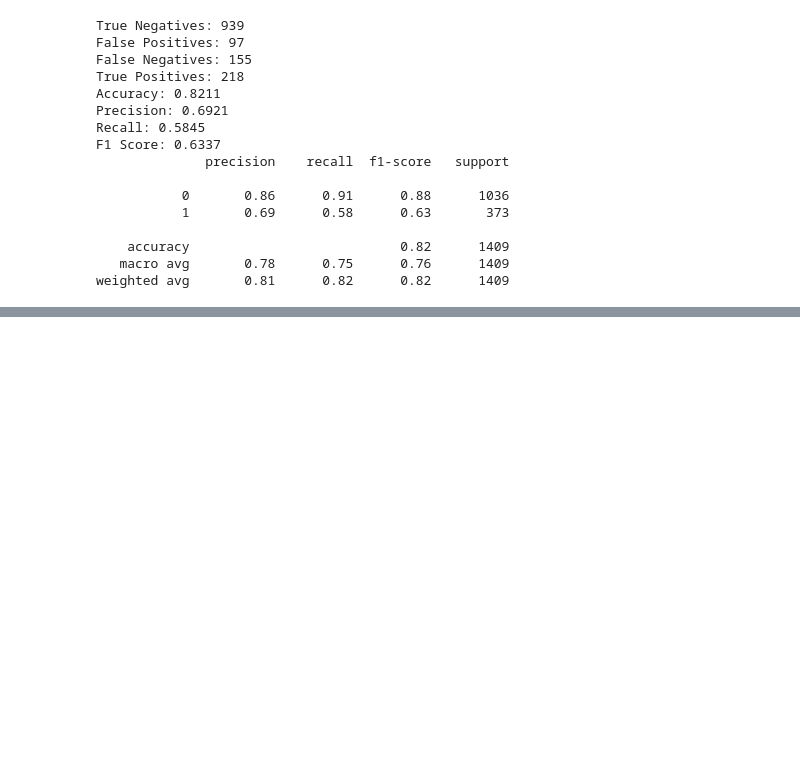
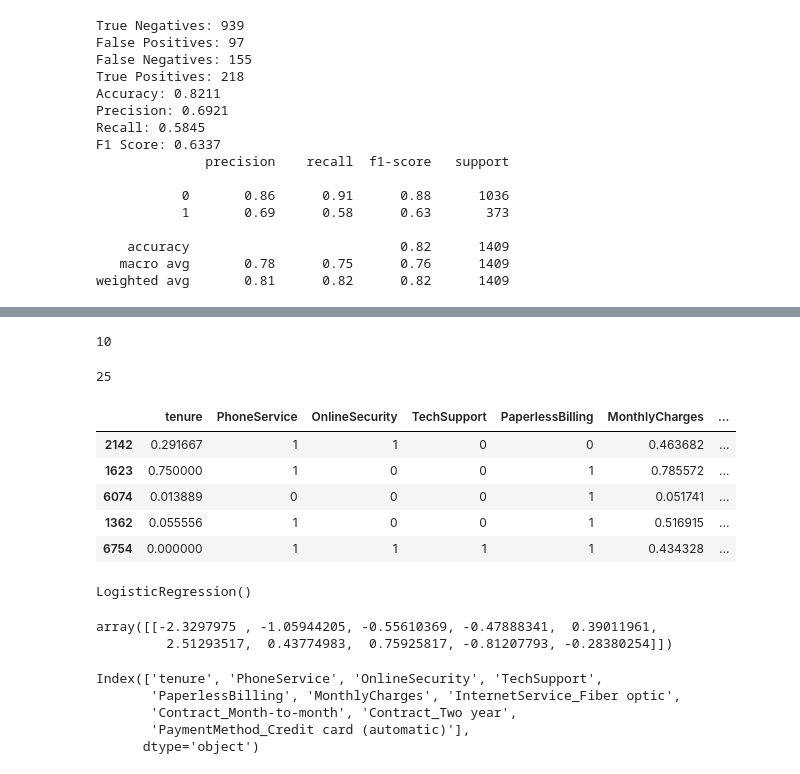
Before and after one commit to KosalChansothay/Customer-Churn-Project, a Jupyter notebook: code.ipynb, the cells around one changed output, grey strips where cells are left out. Cells and saved outputs as stored; diff of their text form; code cells hidden in the pictures; blank space fills up the shorter version.

```diff
--- a/code.ipynb
+++ b/code.ipynb
@@ -824,0 +874,23 @@ weighted avg       0.81      0.82      0.82      1409
+# %%
+x_select = x_train[x_train.columns[rfe.support_]]
+len(x_select.columns)
+# %% [output]
+10
+# %%
+len(x_train.columns)
+# %% [output]
+25
+# %%
+x_select.head()
+# %% [output]
+|  | tenure | PhoneService | OnlineSecurity | TechSupport | PaperlessBilling | MonthlyCharges | ... |
+| 2142 | 0.291667 | 1 | 1 | 0 | 0 | 0.463682 | ... |
+| 1623 | 0.750000 | 1 | 0 | 0 | 1 | 0.785572 | ... |
+| 6074 | 0.013889 | 0 | 0 | 0 | 1 | 0.051741 | ... |
+| 1362 | 0.055556 | 1 | 0 | 0 | 1 | 0.516915 | ... |
+| 6754 | 0.000000 | 1 | 1 | 1 | 1 | 0.434328 | ... |
+# %%
+model2 = LogisticRegression()
+model2.fit(x_select, y_train)
+# %% [output]
+LogisticRegression()
@@ -824,0 +900,13 @@ weighted avg       0.81      0.82      0.82      1409
+# %%
+coef
+# %% [output]
+array([[-2.3297975 , -1.05944205, -0.55610369, -0.47888341,  0.39011961,
+         2.51293517,  0.43774983,  0.75925817, -0.81207793, -0.28380254]])
+# %%
+feature_names
+# %% [output]
+Index(['tenure', 'PhoneService', 'OnlineSecurity', 'TechSupport',
+       'PaperlessBilling', 'MonthlyCharges', 'InternetService_Fiber optic',
+       'Contract_Month-to-month', 'Contract_Two year',
+       'PaymentMethod_Credit card (automatic)'],
+      dtype='object')
```
Also changed, not shown: parts of 23 cells of this notebook.
